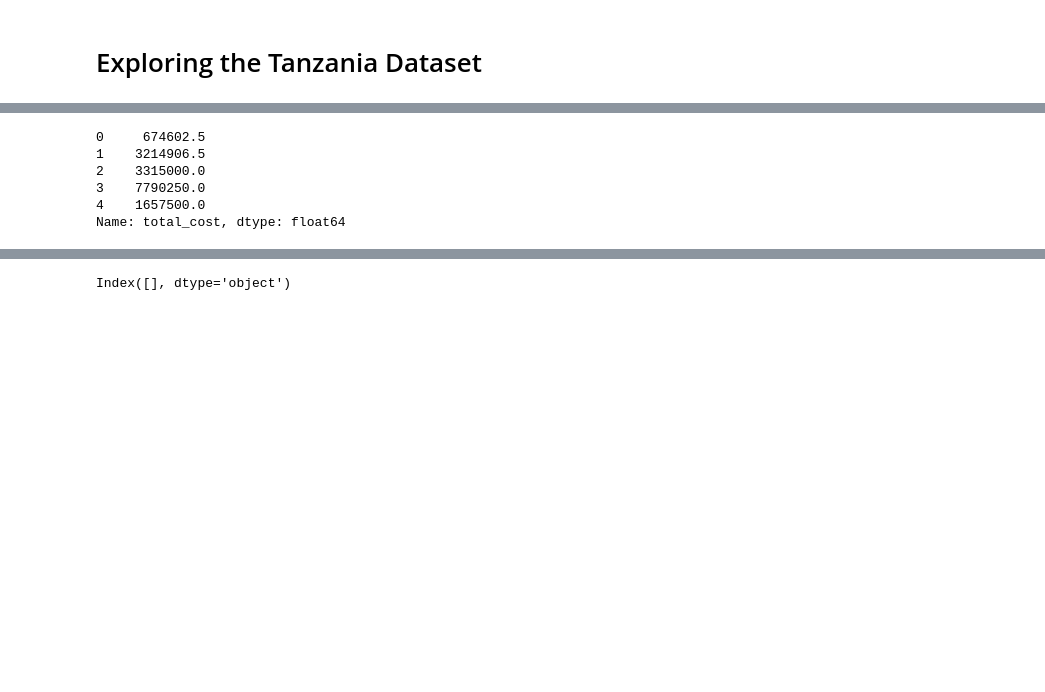
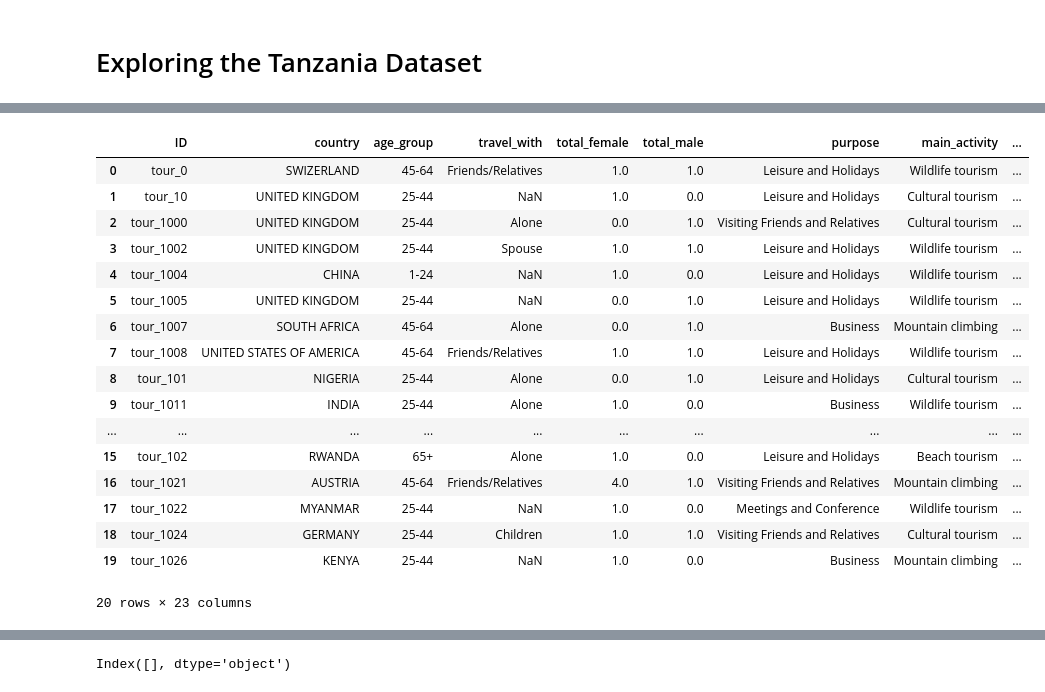
Before and after one commit to RobinSchebitz/ds_tanzania_tourism_prediction, a Jupyter notebook: Tanzania_EDA.ipynb, the cells around one changed output, grey strips where cells are left out. Drawn from its saved outputs; the diff is of its cells as text; code cells hidden in the pictures; blank space fills up the shorter version.

```diff
--- a/Tanzania_EDA.ipynb
+++ b/Tanzania_EDA.ipynb
@@ -10,11 +30,23 @@ df2 = pd.read_csv('data/test.csv')
 df3 = pd.read_csv('data/samplesubmission.csv')
 df4 = pd.read_csv('data/variabledefinitions.csv')
 # %%
-df['total_cost'].head()
+df.head(20)
 # %% [output]
+|  | ID | country | age_group | travel_with | total_female | total_male | purpose | main_activity | ... |
+| 0 | tour_0 | SWIZERLAND | 45-64 | Friends/Relatives | 1.0 | 1.0 | Leisure and Holidays | Wildlife tourism | ... |
+| 1 | tour_10 | UNITED KINGDOM | 25-44 | NaN | 1.0 | 0.0 | Leisure and Holidays | Cultural tourism | ... |
+| 2 | tour_1000 | UNITED KINGDOM | 25-44 | Alone | 0.0 | 1.0 | Visiting Friends and Relatives | Cultural tourism | ... |
+| 3 | tour_1002 | UNITED KINGDOM | 25-44 | Spouse | 1.0 | 1.0 | Leisure and Holidays | Wildlife tourism | ... |
+| 4 | tour_1004 | CHINA | 1-24 | NaN | 1.0 | 0.0 | Leisure and Holidays | Wildlife tourism | ... |
+| 5 | tour_1005 | UNITED KINGDOM | 25-44 | NaN | 0.0 | 1.0 | Leisure and Holidays | Wildlife tourism | ... |
+| 6 | tour_1007 | SOUTH AFRICA | 45-64 | Alone | 0.0 | 1.0 | Business | Mountain climbing | ... |
+| 7 | tour_1008 | UNITED STATES OF AMERICA | 45-64 | Friends/Relatives | 1.0 | 1.0 | Leisure and Holidays | Wildlife tourism | ... |
+| 8 | tour_101 | NIGERIA | 25-44 | Alone | 0.0 | 1.0 | Leisure and Holidays | Cultural tourism | ... |
+| 9 | tour_1011 | INDIA | 25-44 | Alone | 1.0 | 0.0 | Business | Wildlife tourism | ... |
+| ... | ... | ... | ... | ... | ... | ... | ... | ... | ... |
+| 15 | tour_102 | RWANDA | 65+ | Alone | 1.0 | 0.0 | Leisure and Holidays | Beach tourism | ... |
+| 16 | tour_1021 | AUSTRIA | 45-64 | Friends/Relatives | 4.0 | 1.0 | Visiting Friends and Relatives | Mountain climbing | ... |
+| 17 | tour_1022 | MYANMAR | 25-44 | NaN | 1.0 | 0.0 | Meetings and Conference | Wildlife tourism | ... |
+| 18 | tour_1024 | GERMANY | 25-44 | Children | 1.0 | 1.0 | Visiting Friends and Relatives | Cultural tourism | ... |
+| 19 | tour_1026 | KENYA | 25-44 | NaN | 1.0 | 0.0 | Business | Mountain climbing | ... |
-0     674602.5
-1    3214906.5
-2    3315000.0
-3    7790250.0
-4    1657500.0
-Name: total_cost, dtype: float64
+20 rows × 23 columns
```
Also changed, not shown: parts of 5 cells of this notebook, 1 other file.
